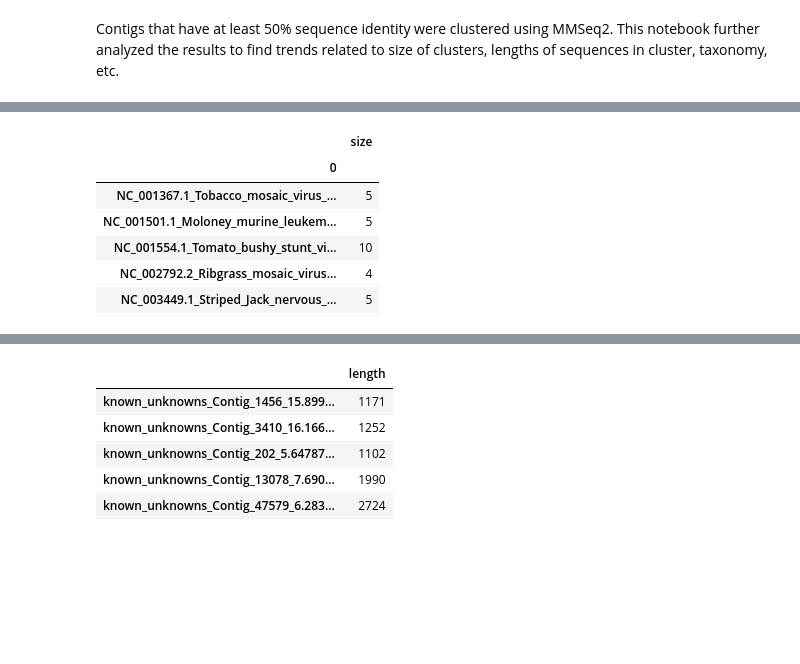
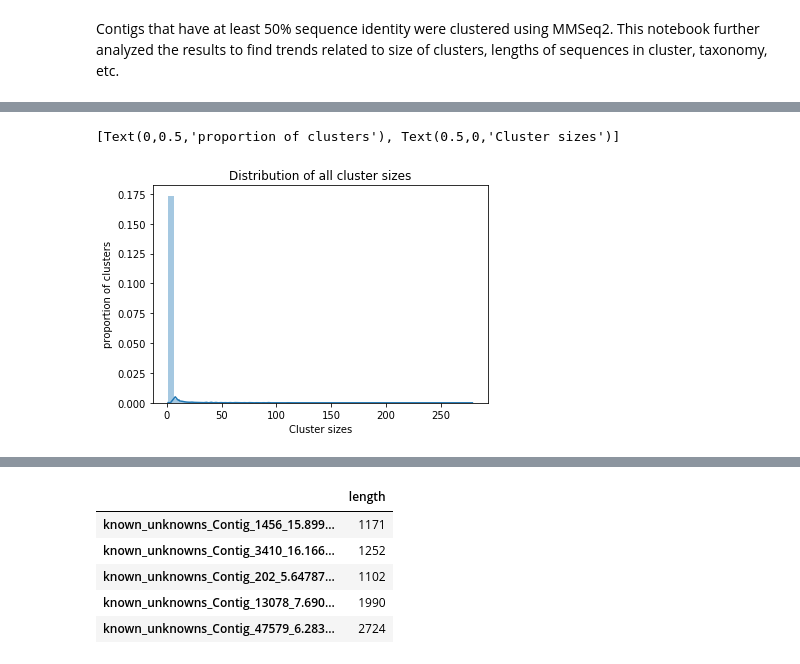
Before and after one commit to NCBI-Hackathons/VirusDiscoveryProject, a Jupyter notebook: Phylo/cluster_analyses.ipynb, the cells around one changed output, grey strips where cells are left out. Cells and saved outputs as stored; diff of their text form; code cells hidden in the pictures; blank space fills up the shorter version.

```diff
--- a/Phylo/cluster_analyses.ipynb
+++ b/Phylo/cluster_analyses.ipynb
@@ -61,14 +75,7 @@ cl_size.head()
-# %%
-# clusters larger than 3 only
-cl_no3ing = cl_size[cl_size['size'] > 3]
-cl_no3ing.head()
-#len(cl_nosing)
-#sns.distplot(cl_nosing['size'].tolist())
-# %% [output]
-|  | size |
-| 0 |  |
-| NC_001367.1_Tobacco_mosaic_virus_... | 5 |
-| NC_001501.1_Moloney_murine_leukem... | 5 |
-| NC_001554.1_Tomato_bushy_stunt_vi... | 10 |
-| NC_002792.2_Ribgrass_mosaic_virus... | 4 |
-| NC_003449.1_Striped_Jack_nervous_... | 5 |
+# %%
+dp = sns.distplot(cl_size['size'].tolist())
+dp.set_title('Distribution of all cluster sizes')
+dp.set(xlabel='Cluster sizes', ylabel='proportion of clusters')
+# %% [output]
+[Text(0,0.5,'proportion of clusters'), Text(0.5,0,'Cluster sizes')]
+[figure, added]
```
Also changed, not shown: parts of 26 cells of this notebook.
